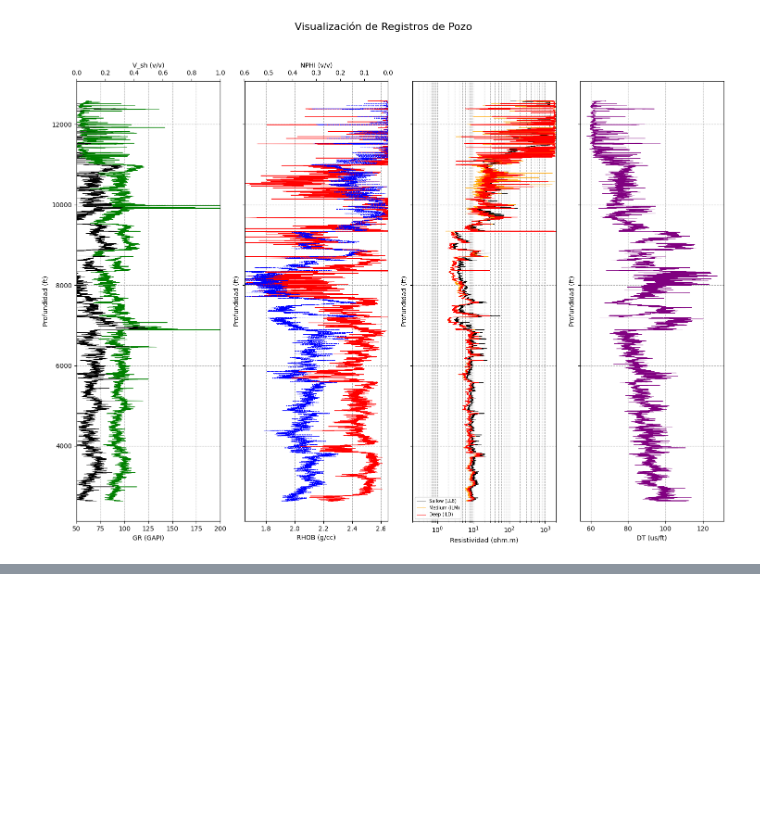
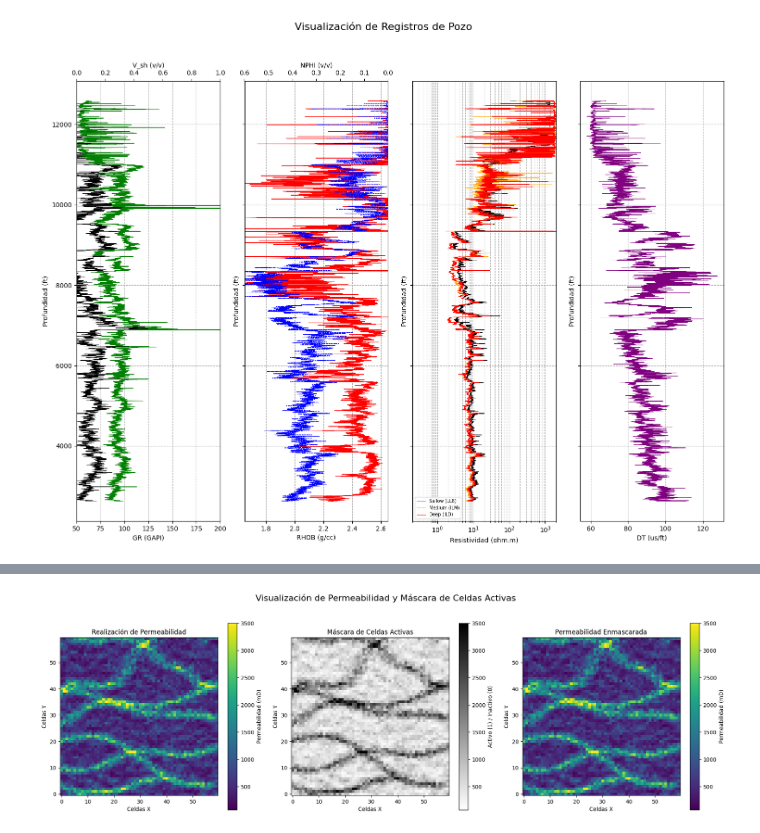
Before and after one commit to Albieri151/Ejercicios-Data-Science-Petroleo, a Jupyter notebook: Alana_Albieri_week1.ipynb, the cells around one changed output, grey strips where cells are left out. Saved outputs shown, nothing was run; the diff lists cells and outputs as text; code cells hidden in the pictures; blank space fills up the shorter version.

```diff
--- a/Alana_Albieri_week1.ipynb
+++ b/Alana_Albieri_week1.ipynb
@@ -265,0 +257,13 @@ KeyError: 'Vsh'
+# %%
+# URL del archivo .npy de la máscara de celdas activas
+url_mask = "https://github.com/Albieri151/Ejercicios-Data-Science-Petroleo/raw/refs/heads/main/Data%20egg%20models/PERM1.npy"
+
+# Descargar el contenido del archivo
+response_mask = requests.get(url_mask)
+response_mask.raise_for_status() # Lanza una excepción si la descarga falla
+
+# Cargar el archivo .npy desde el contenido descargado
+active_cells_mask = np.load(io.BytesIO(response_mask.content))
+
+print(f"Shape de active_cells_mask: {active_cells_mask.shape}")
+print(f"Primeros 5 elementos de active_cells_mask:\n{active_cells_mask[:5, :5]}")
@@ -265,0 +284,32 @@ KeyError: 'Vsh'
+# %%
+# Create a 1x3 subplot figure
+fig, axs = plt.subplots(1, 3, figsize=(18, 6))
+fig.suptitle('Visualización de Permeabilidad y Máscara de Celdas Activas', fontsize=16)
+
+# 1. Permeabilidad con mapa de colores
+im1 = axs[0].imshow(perm_data, cmap='viridis', origin='lower')
+axs[0].set_title('Realización de Permeabilidad')
+axs[0].set_xlabel('Celdas X')
+axs[0].set_ylabel('Celdas Y')
+fig.colorbar(im1, ax=axs[0], label='Permeabilidad (mD)')
+
+# 2. Máscara de celdas activas en colormap binario
+im2 = axs[1].imshow(active_cells_mask, cmap='binary', origin='lower')
+axs[1].set_title('Máscara de Celdas Activas')
+axs[1].set_xlabel('Celdas X')
+axs[1].set_ylabel('Celdas Y')
+fig.colorbar(im2, ax=axs[1], label='Activo (1) / Inactivo (0)')
+
+# 3. Permeabilidad enmascarada
+masked_perm = ma.masked_where(active_cells_mask == 0, perm_data)
+
+im3 = axs[2].imshow(masked_perm, cmap='viridis', origin='lower')
+axs[2].set_title('Permeabilidad Enmascarada')
+axs[2].set_xlabel('Celdas X')
+axs[2].set_ylabel('Celdas Y')
+fig.colorbar(im3, ax=axs[2], label='Permeabilidad (mD)')
+
+plt.tight_layout(rect=[0, 0.03, 1, 0.95])
+plt.show()
+# %% [output]
+[figure, added]
```
Also changed, not shown: parts of 10 cells of this notebook.
